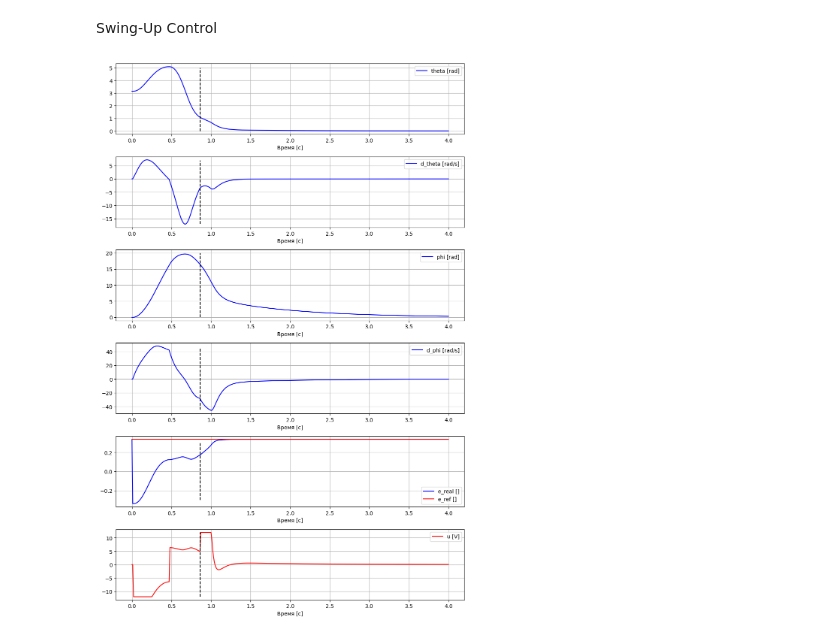
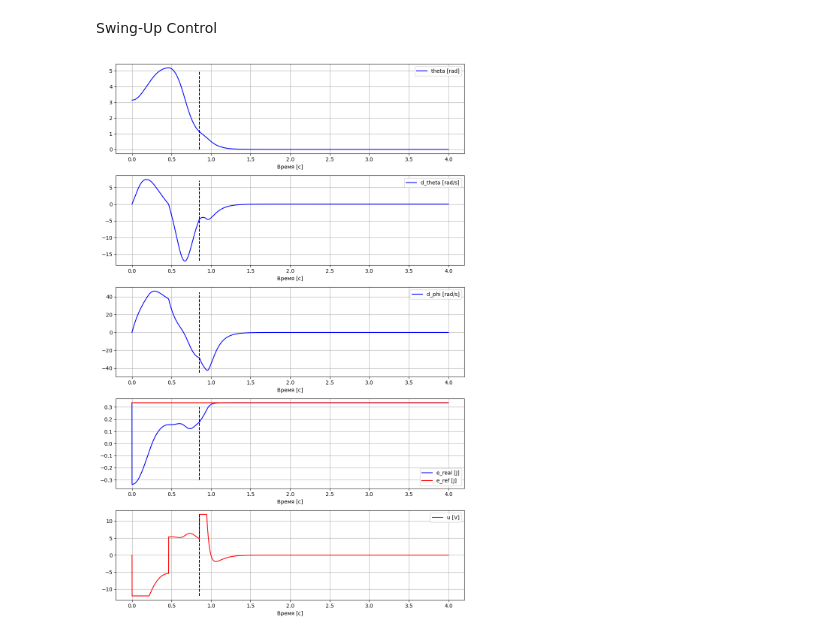
Before and after one commit to voltbro/ReactionWheel, a Jupyter notebook: Python/model.ipynb, the cells around one changed output. Saved outputs shown, nothing was run; the diff lists cells and outputs as text; code cells hidden in the pictures.

```diff
--- a/Python/model.ipynb
+++ b/Python/model.ipynb
@@ -358,7 +355,7 @@ t1 = 4.0 # [s]
 nt = int(t1/dt) + 1 # Number of points of sim time
 T = np.linspace(t0, t1, nt)
 
-x0 = np.array([0.01, 0.0, 0.0, 0.0]) #pend angle, pend angular vel, wheel speed
+x0 = np.array([0.01, 0.0, 0.0]) #pend angle, pend angular vel, wheel speed
 u = 0.0 # [V]
 
 X = [x0]
@@ -370,7 +367,7 @@ for t in T[:-1]:
     u = -K @ x_cur
     u[0] = np.clip(u[0], -Vmax, Vmax)
 
-    x_next = nonlinear_dynamics(x_cur[0], x_cur[1], x_cur[2], x_cur[3], u[0])
+    x_next = nonlinear_dynamics(x_cur[0], x_cur[1], x_cur[2], u[0])
 
     X.append(x_next)
     U.append(u[0])
@@ -382,37 +379,30 @@ U = np.array(U)
 x1 = X[:, 0]
 x2 = X[:, 1]
 x3 = X[:, 2]
-x4 = X[:, 3]
 
 # Simulated data visualization
 
 plt.figure(figsize=(10, 10))
 
-plt.subplot(5, 1, 1)
+plt.subplot(4, 1, 1)
 plt.plot(T, x1, 'blue')
 plt.grid()
 plt.legend(labels=('theta [rad]',))
 plt.xlabel("Время [с]")
 
-plt.subplot(5, 1, 2)
+plt.subplot(4, 1, 2)
 plt.plot(T, x2, 'blue')
 plt.grid()
 plt.legend(labels=('d_theta [rad/s]',))
 plt.xlabel("Время [с]")
 
-plt.subplot(5, 1, 3)
+plt.subplot(4, 1, 3)
 plt.plot(T, x3, 'blue')
 plt.grid()
-plt.legend(labels=('phi [rad]',))
+plt.legend(labels=('phi [rad/s]',))
 plt.xlabel("Время [с]")
 
-plt.subplot(5, 1, 4)
-plt.plot(T, x4, 'blue')
-plt.grid()
-plt.legend(labels=('d_phi [rad/s]',))
-plt.xlabel("Время [с]")
-
-plt.subplot(5, 1, 5)
+plt.subplot(4, 1, 4)
 plt.plot(T, U, 'red')
 plt.grid()
 plt.legend(labels=('u [V]',))
@@ -439,7 +429,7 @@ t1 = 4.0 # [s]
 nt = int(t1/dt) + 1 # Number of points of sim time
 T = np.linspace(t0, t1, nt)
 
-x0 = np.array([3.14, 0.0, 0.0, 0.0]) #pend angle, pend angular vel, wheel speed
+x0 = np.array([3.14, 0.0, 0.0]) #pend angle, pend angular vel, wheel speed
 u = 0.0 # [V]
 E = 0.5 * (m1 * L1**2 + m2 * L2**2 + I1 + I2) * x_cur[1]**2 + (m1 * L1 + m2 * L2) * g * np.cos(x_cur[0]) # system energy
 
@@ -466,7 +456,7 @@ for t in T[:-1]:
         u = k * (E_ref - E) * np.sign(-x_cur[1])
     u = np.clip(u, -Vmax, Vmax)
 
-    x_next = nonlinear_dynamics(x_cur[0], x_cur[1], x_cur[2], x_cur[3], u)
+    x_next = nonlinear_dynamics(x_cur[0], x_cur[1], x_cur[2], u)
 
     # save data
     X.append(x_next)
@@ -483,60 +473,52 @@ E_ref_arr = np.array(E_ref_arr)
 x1 = X[:, 0]
 x2 = X[:, 1]
 x3 = X[:, 2]
-x4 = X[:, 3]
 e_real = E_arr[:]
 e_ref = E_ref_arr[:]
 
 # Data visualization
 plt.figure(figsize=(10, 15))
 
-plt.subplot(6, 1, 1)
+plt.subplot(5, 1, 1)
 plt.plot(T, x1, 'blue')
 plt.plot([t_switch, t_switch], [0.0, 5.0], 'black', linestyle = 'dashed')
 plt.grid()
 plt.legend(labels=('theta [rad]',))
 plt.xlabel("Время [с]")
 
-plt.subplot(6, 1, 2)
+plt.subplot(5, 1, 2)
 plt.plot(T, x2, 'blue')
 plt.plot([t_switch, t_switch], [-17.0, 7.0], 'black', linestyle = 'dashed')
 plt.grid()
 plt.legend(labels=('d_theta [rad/s]',))
 plt.xlabel("Время [с]")
 
-plt.subplot(6, 1, 3)
+plt.subplot(5, 1, 3)
 plt.plot(T, x3, 'blue')
-plt.plot([t_switch, t_switch], [0.0, 20.0], 'black', linestyle = 'dashed')
-plt.grid()
-plt.legend(labels=('phi [rad]',))
-plt.xlabel("Время [с]")
-
-plt.subplot(6, 1, 4)
-plt.plot(T, x4, 'blue')
 plt.plot([t_switch, t_switch], [-45.0, 45.0], 'black', linestyle = 'dashed')
 plt.grid()
 plt.legend(labels=('d_phi [rad/s]',))
 plt.xlabel("Время [с]")
 
-plt.subplot(6, 1, 5)
+plt.subplot(5, 1, 4)
 plt.plot(T, e_real, 'blue')
 plt.plot(T, e_ref, 'red')
 plt.plot([t_switch, t_switch], [-0.3, 0.3], 'black', linestyle = 'dashed')
 plt.grid()
-plt.legend(labels=('e_real []', 'e_ref []'))
+plt.legend(labels=('e_real [J]', 'e_ref [J]'))
 plt.xlabel("Время [с]")
 
-plt.subplot(6, 1, 6)
+plt.subplot(5, 1, 5)
 plt.plot(T, U, 'red')
 plt.plot([t_switch, t_switch], [-12.0, 12.0], 'black', linestyle = 'dashed')
 plt.grid()
 plt.legend(labels=('u [V]',))
 plt.xlabel("Время [с]")
 
 plt.tight_layout()
 plt.show()
 
 # Exercise
 # Play with k gain and threshold epsilon. Check how transient responce changes its characteristics and choose the best values.
 # %% [output]
-[figure, old version]
+[figure, new version]
```
Also changed, not shown: parts of 12 cells of this notebook, 3 other files.
